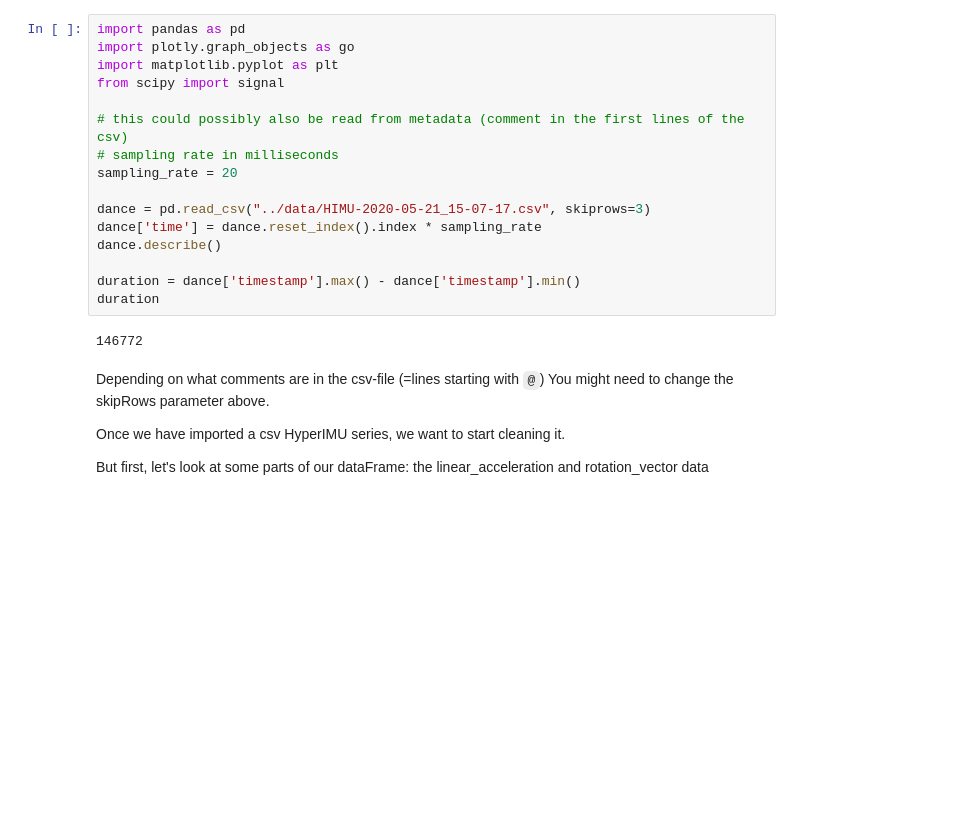
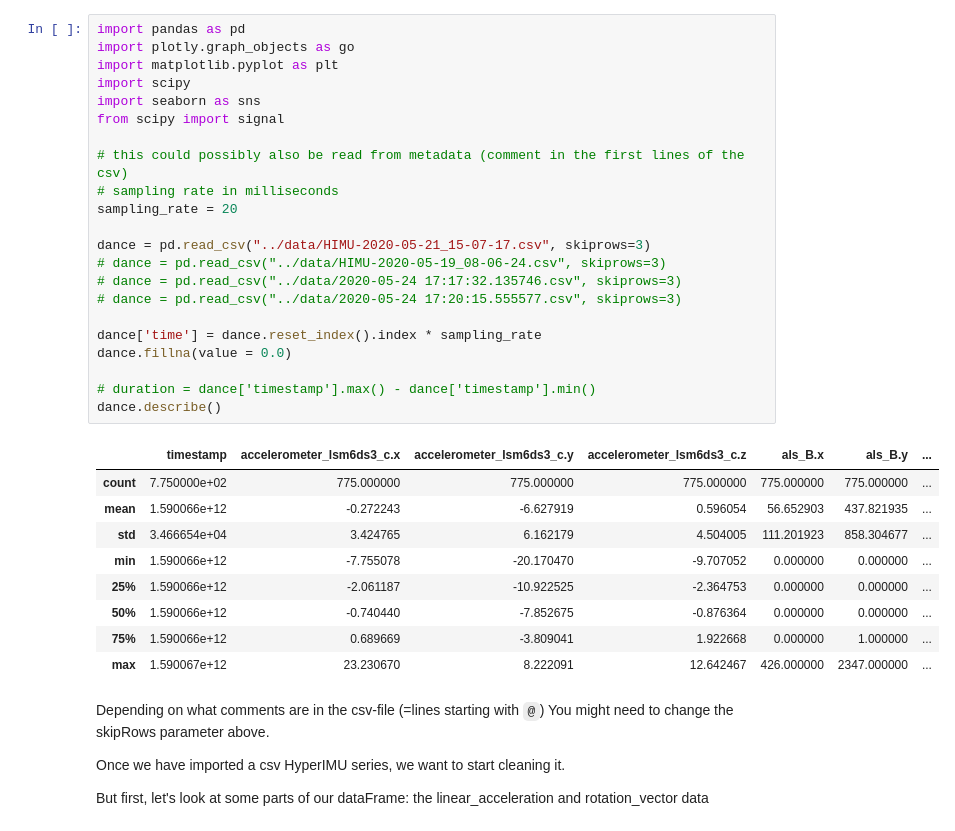
Before and after one commit to tuesd4y/music-enjoyment, a Jupyter notebook: analysis/notebooks/analysis.ipynb, the cells around one changed output. Saved outputs shown, nothing was run; the diff lists cells and outputs as text; blank space fills up the shorter version.

```diff
--- a/analysis/notebooks/analysis.ipynb
+++ b/analysis/notebooks/analysis.ipynb
@@ -1,21 +1,35 @@
 # %%
 import pandas as pd
 import plotly.graph_objects as go
 import matplotlib.pyplot as plt
+import scipy
+import seaborn as sns
 from scipy import signal
 
 # this could possibly also be read from metadata (comment in the first lines of the csv)
 # sampling rate in milliseconds
 sampling_rate = 20
 
 dance = pd.read_csv("../data/HIMU-2020-05-21_15-07-17.csv", skiprows=3)
+# dance = pd.read_csv("../data/HIMU-2020-05-19_08-06-24.csv", skiprows=3)
+# dance = pd.read_csv("../data/2020-05-24 17:17:32.135746.csv", skiprows=3)
+# dance = pd.read_csv("../data/2020-05-24 17:20:15.555577.csv", skiprows=3)
+
 dance['time'] = dance.reset_index().index * sampling_rate
+dance.fillna(value = 0.0)
+
+# duration = dance['timestamp'].max() - dance['timestamp'].min()
 dance.describe()
-
-duration = dance['timestamp'].max() - dance['timestamp'].min()
-duration
 # %% [output]
-146772
+|  | timestamp | accelerometer_lsm6ds3_c.x | accelerometer_lsm6ds3_c.y | accelerometer_lsm6ds3_c.z | als_B.x | als_B.y | ... |
+| count | 7.750000e+02 | 775.000000 | 775.000000 | 775.000000 | 775.000000 | 775.000000 | ... |
+| mean | 1.590066e+12 | -0.272243 | -6.627919 | 0.596054 | 56.652903 | 437.821935 | ... |
+| std | 3.466654e+04 | 3.424765 | 6.162179 | 4.504005 | 111.201923 | 858.304677 | ... |
+| min | 1.590066e+12 | -7.755078 | -20.170470 | -9.707052 | 0.000000 | 0.000000 | ... |
+| 25% | 1.590066e+12 | -2.061187 | -10.922525 | -2.364753 | 0.000000 | 0.000000 | ... |
+| 50% | 1.590066e+12 | -0.740440 | -7.852675 | -0.876364 | 0.000000 | 0.000000 | ... |
+| 75% | 1.590066e+12 | 0.689669 | -3.809041 | 1.922668 | 0.000000 | 1.000000 | ... |
+| max | 1.590067e+12 | 23.230670 | 8.222091 | 12.642467 | 426.000000 | 2347.000000 | ... |
 # %% [markdown]
 Depending on what comments are in the csv-file (=lines starting with `@`) You might need to change the skipRows
 parameter above.
```
Also changed, not shown: parts of 7 cells of this notebook, 2 other files.
